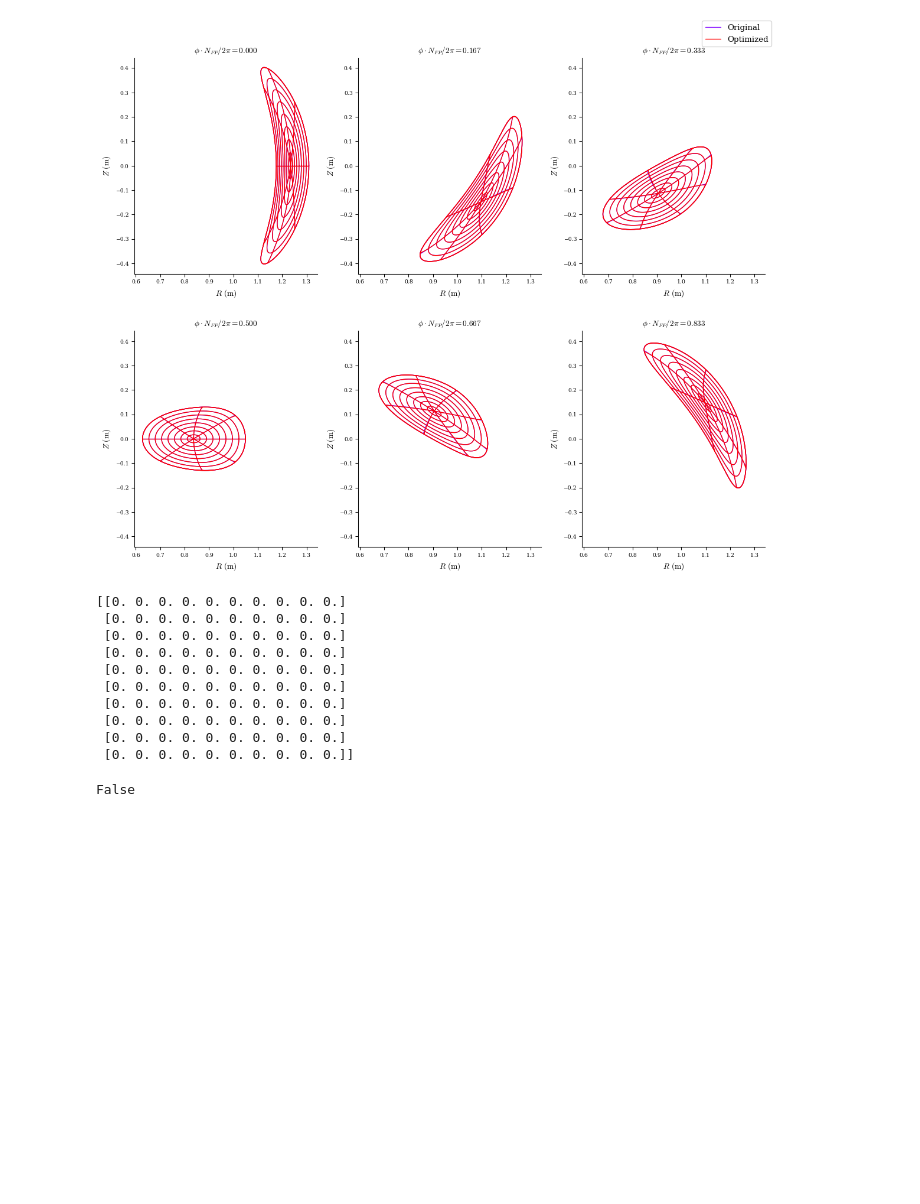
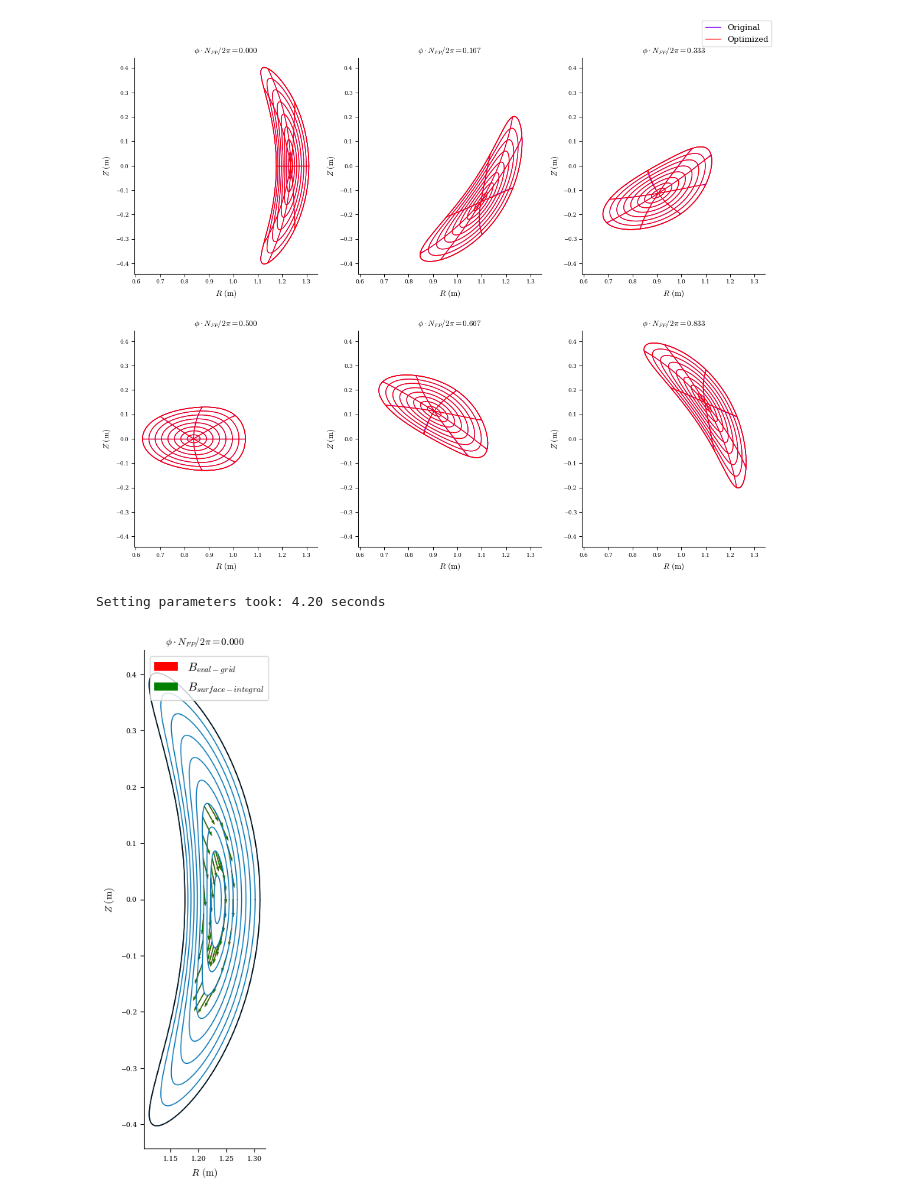
Before and after one commit to YigitElma/DEBUG-DESC, a Jupyter notebook: SurfaceIntegral/trial-1.ipynb, the cells around one changed output. Saved outputs shown, nothing was run; the diff lists cells and outputs as text; code cells hidden in the pictures; blank space fills up the shorter version.

```diff
--- a/SurfaceIntegral/trial-1.ipynb
+++ b/SurfaceIntegral/trial-1.ipynb
@@ -99,23 +98,6 @@ Average absolute |B| error at island surface:  1.893e-15 (normalized)
 R boundary error:  1.661e-20 (m)
 Z boundary error:  1.398e-20 (m)
 [figure]
-# %%
-a = np.zeros((10,10))
-print(a)
-a[1,1] = 1e2
-np.any(a>100)
-# %% [output]
-[[0. 0. 0. 0. 0. 0. 0. 0. 0. 0.]
- [0. 0. 0. 0. 0. 0. 0. 0. 0. 0.]
- [0. 0. 0. 0. 0. 0. 0. 0. 0. 0.]
- [0. 0. 0. 0. 0. 0. 0. 0. 0. 0.]
- [0. 0. 0. 0. 0. 0. 0. 0. 0. 0.]
- [0. 0. 0. 0. 0. 0. 0. 0. 0. 0.]
- [0. 0. 0. 0. 0. 0. 0. 0. 0. 0.]
- [0. 0. 0. 0. 0. 0. 0. 0. 0. 0.]
- [0. 0. 0. 0. 0. 0. 0. 0. 0. 0.]
- [0. 0. 0. 0. 0. 0. 0. 0. 0. 0.]]
-False
 # %%
 from desc.magnetic_fields._core import B_from_surface_integral
 import time
@@ -124,35 +106,39 @@ eq = get("precise_QA")
 
 t0 = time.time()
 grid_source = LinearGrid(rho=1, M=550, N=550, NFP=int(eq.NFP))
-grid_eval = LinearGrid(rho=np.array([0.2, 0.3, 0.4, 0.5, 0.6, 0.7, 0.9]), M=10, N=0, NFP=int(eq.NFP))
+grid_eval = LinearGrid(rho=np.array([0.2, 0.4]), M=10, N=0, NFP=int(eq.NFP))
 
 keys = [
     "K_vc",
     "|e_theta x e_zeta|",
     "R",
     "phi",
     "Z",
     "e^rho",
     "e^theta",
 ]
 data_source = eq.compute(keys, grid=grid_source)
 data_eval = eq.compute(keys, grid=grid_eval)
 
 re = jnp.vstack((data_eval["R"], data_eval["phi"], data_eval["Z"])).T
 rs = jnp.vstack((data_source["R"], data_source["phi"], data_source["Z"])).T
 dA = grid_source.weights * data_source["|e_theta x e_zeta|"] / grid_source.NFP
 K = data_source["K_vc"]
 print(f"Setting parameters took: {time.time()-t0:.2f} seconds")
 
 Bplasma2 = B_from_surface_integral(re, rs, K, eq.NFP, dA)
 scale = 2
 fig,ax = plot_surfaces(eq,theta=0,rho=np.arange(0.1,1.01,0.1), phi=0.0,figsize=(8,8),lcfs_color="k")
 ax[0].quiver(data_eval["R"],data_eval["Z"],data_eval["B"][:,0],data_eval["B"][:,2],
              label=r"$B_{eval-grid}$",scale=scale,color="r")
 ax[0].quiver(data_eval["R"],data_eval["Z"],Bplasma2[:,0],Bplasma2[:,2],
              label=r"$B_{surface-integral}$",scale=scale,color="g")
 ax[0].legend(fontsize=12)
 fig=plt.gcf()
+plt.savefig("test-precise-QA-B.png", dpi=500)
+# %% [output]
+Setting parameters took: 4.20 seconds
+[figure, added]
 # %%
 from desc.magnetic_fields import field_line_integrate, ToroidalMagneticField
 from desc.magnetic_fields._core import biot_savart_general
```
Also changed, not shown: parts of 1 cell of this notebook, 7 other files.
